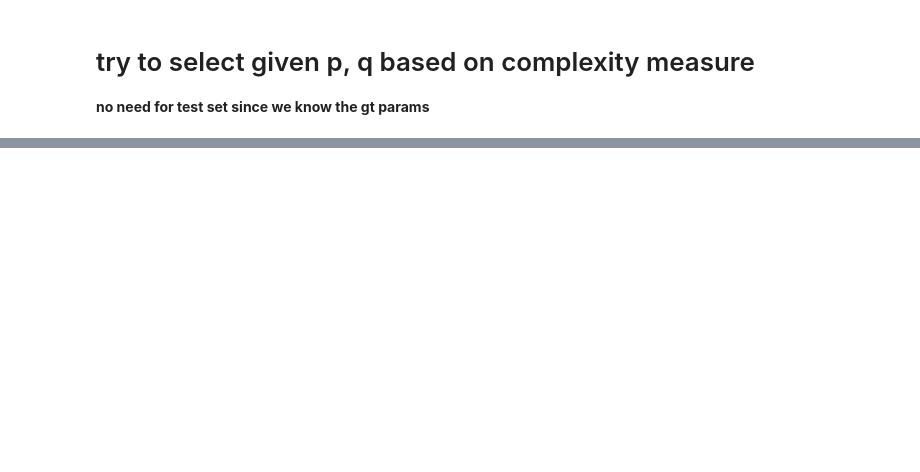
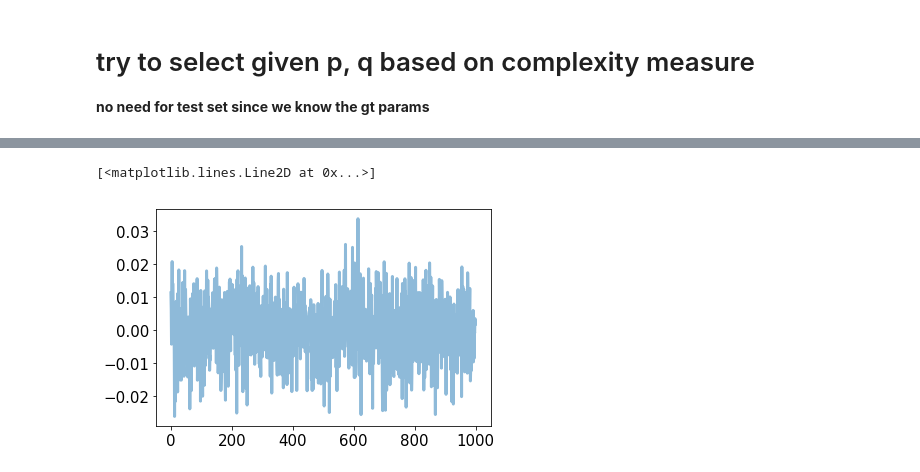
Before and after one commit to csinva/dnn-experiments, a Jupyter notebook: time_series/arma.ipynb, the cells around one changed output, grey strips where cells are left out. Saved outputs shown, nothing was run; the diff lists cells and outputs as text; code cells hidden in the pictures; blank space fills up the shorter version.

```diff
--- a/time_series/arma.ipynb
+++ b/time_series/arma.ipynb
@@ -101,17 +140,0 @@ def arma_order_select_ic(samples, max_ar=5, max_ma=5, ic=['bic', 'aic'], trend='
-# %%
-ar = [1, 0.75, -0.25] # first index is for zero lag
-ma = [1, 0.75, 0.25] # first index is for zero lag
-n = 100
-
-
-gt = (len(ar), len(ma)) # p, q
-ics = ['bic', 'aic']
-correct_arr = {ic: [] for ic in ics}
-for i in tqdm(range(10)):
-    try:
-        sample = smt.arma_generate_sample(ar=ar, ma=ma, nsample=n, sigma=0.01)
-        results = arma_order_select_ic(sample, max_ar=4, max_ma=4, ic=ics)
-        for ic in ics:
-            correct_arr[ic].append(results[ic + '_min_order'] == gt)
-    except:
-        print('skipped', i)
@@ -135,0 +170,5 @@ results['bic']
+# %%
+plt.plot(sample)
+# %% [output]
+[<matplotlib.lines.Line2D at 0x...>]
+[figure, added]
```
Also changed, not shown: parts of 11 cells of this notebook.
